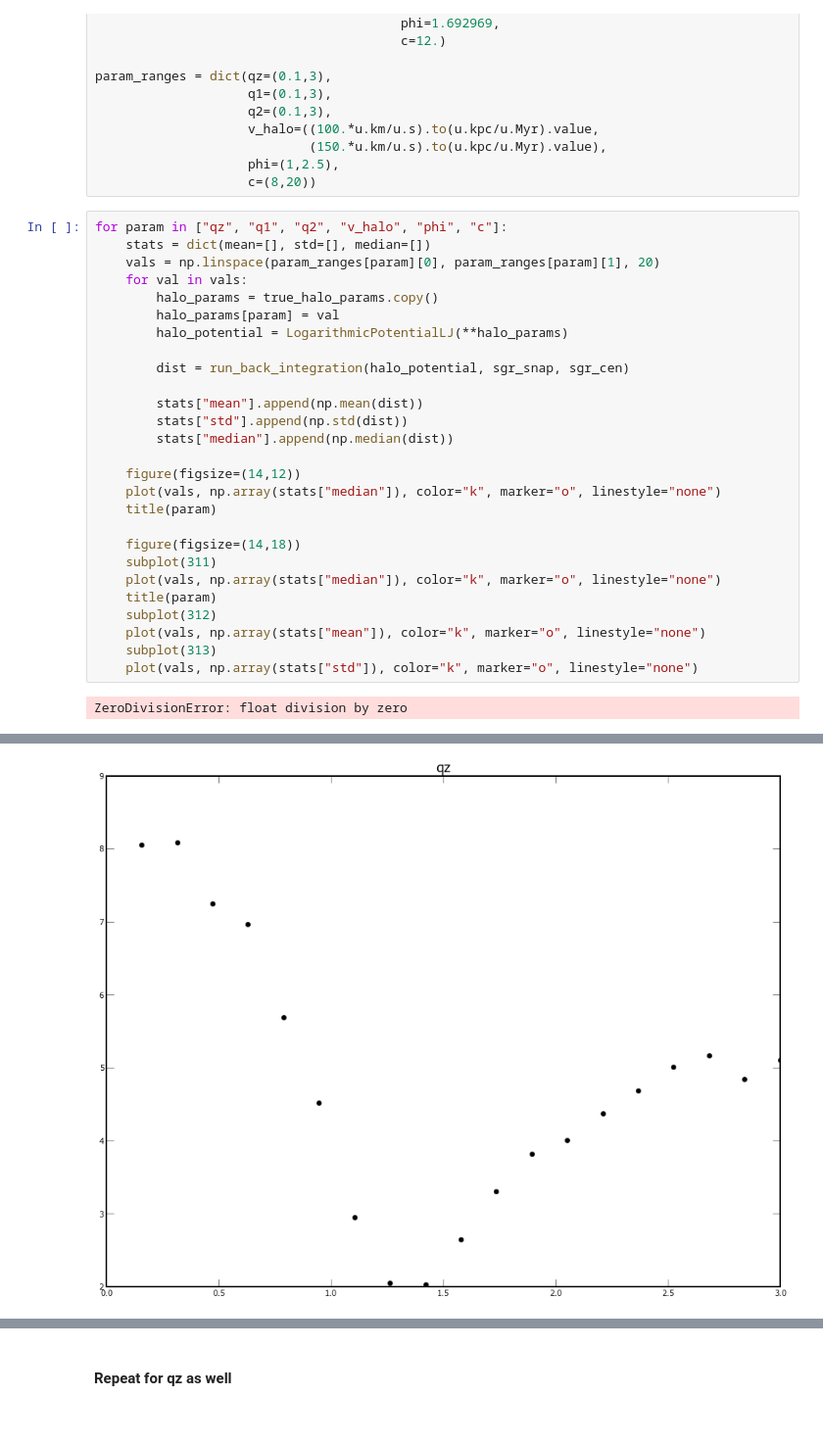
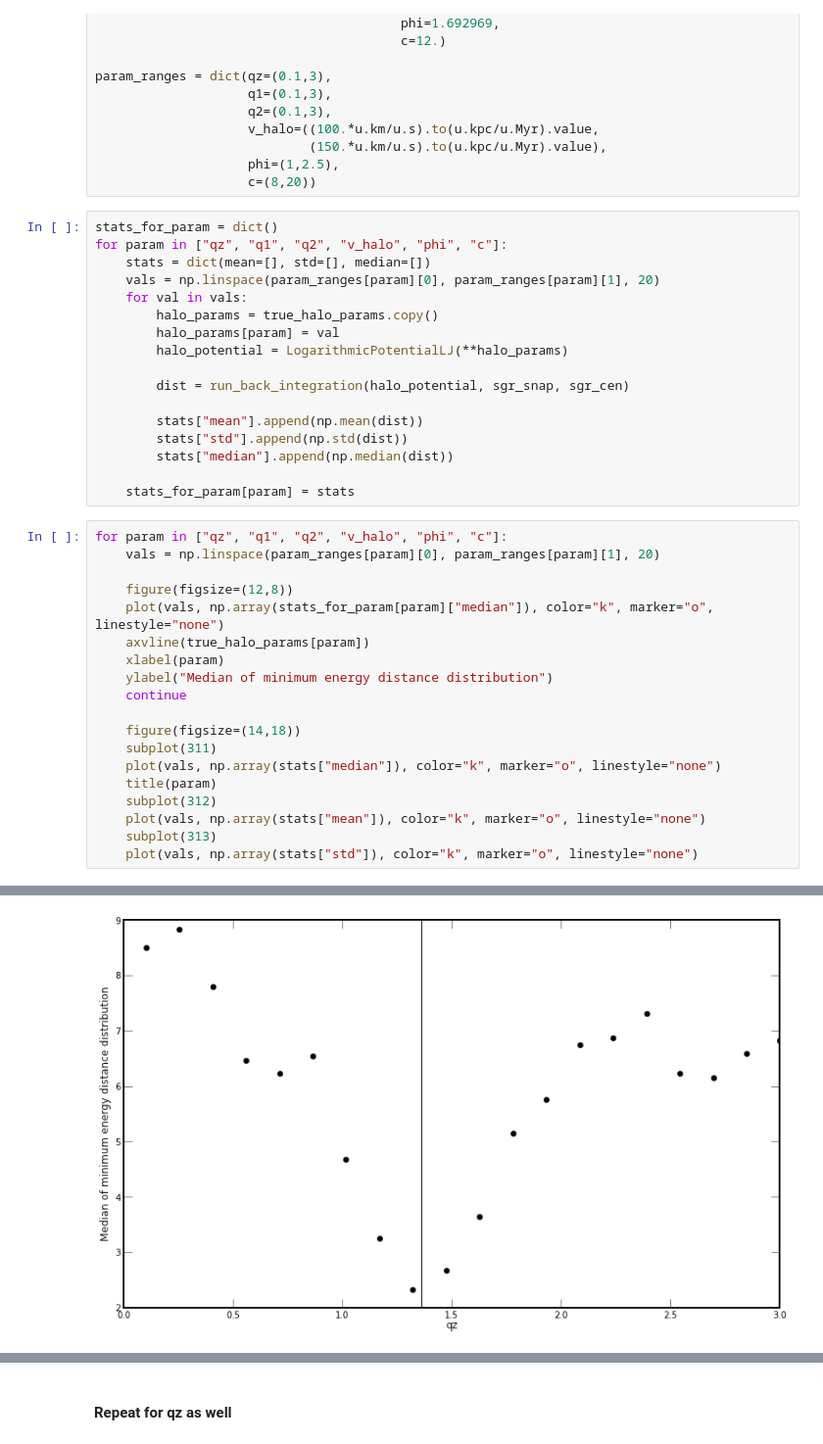
Before and after one commit to adrn/streams, a Jupyter notebook: docs/Streams - Back Integrate Particles.ipynb, the cells around one changed output, grey strips where cells are left out. Shown at 98% size. Cells and saved outputs as stored; diff of their text form.

Commit message:
new plots

```diff
--- a/docs/Streams - Back Integrate Particles.ipynb
+++ b/docs/Streams - Back Integrate Particles.ipynb
@@ -232,24 +233,33 @@ param_ranges = dict(qz=(0.1,3),
                             (150.*u.km/u.s).to(u.kpc/u.Myr).value),
                     phi=(1,2.5),
                     c=(8,20))
+# %%
+stats_for_param = dict()
+for param in ["qz", "q1", "q2", "v_halo", "phi", "c"]:
+    stats = dict(mean=[], std=[], median=[])
+    vals = np.linspace(param_ranges[param][0], param_ranges[param][1], 20)
+    for val in vals:
+        halo_params = true_halo_params.copy()
+        halo_params[param] = val
+        halo_potential = LogarithmicPotentialLJ(**halo_params)
+
+        dist = run_back_integration(halo_potential, sgr_snap, sgr_cen)
+
+        stats["mean"].append(np.mean(dist))
+        stats["std"].append(np.std(dist))
+        stats["median"].append(np.median(dist))
+
+    stats_for_param[param] = stats
 # %%
 for param in ["qz", "q1", "q2", "v_halo", "phi", "c"]:
-    stats = dict(mean=[], std=[], median=[])
     vals = np.linspace(param_ranges[param][0], param_ranges[param][1], 20)
-    for val in vals:
-        halo_params = true_halo_params.copy()
-        halo_params[param] = val
-        halo_potential = LogarithmicPotentialLJ(**halo_params)
 
-        dist = run_back_integration(halo_potential, sgr_snap, sgr_cen)
-
-        stats["mean"].append(np.mean(dist))
-        stats["std"].append(np.std(dist))
-        stats["median"].append(np.median(dist))
-
-    figure(figsize=(14,12))
-    plot(vals, np.array(stats["median"]), color="k", marker="o", linestyle="none")
-    title(param)
+    figure(figsize=(12,8))
+    plot(vals, np.array(stats_for_param[param]["median"]), color="k", marker="o", linestyle="none")
+    axvline(true_halo_params[param])
+    xlabel(param)
+    ylabel("Median of minimum energy distance distribution")
+    continue
 
     figure(figsize=(14,18))
     subplot(311)
@@ -260,4 +270,3 @@ for param in ["qz", "q1", "q2", "v_halo", "phi", "c"]:
     subplot(313)
     plot(vals, np.array(stats["std"]), color="k", marker="o", linestyle="none")
 # %% [output]
-ZeroDivisionError: float division by zero
@@ -267 +273 @@ ERROR: ZeroDivisionError: float division by zero [streams.potential.common]
-[figure, old version]
+[figure, new version]
```
Also changed, not shown: parts of 2 cells of this notebook.
